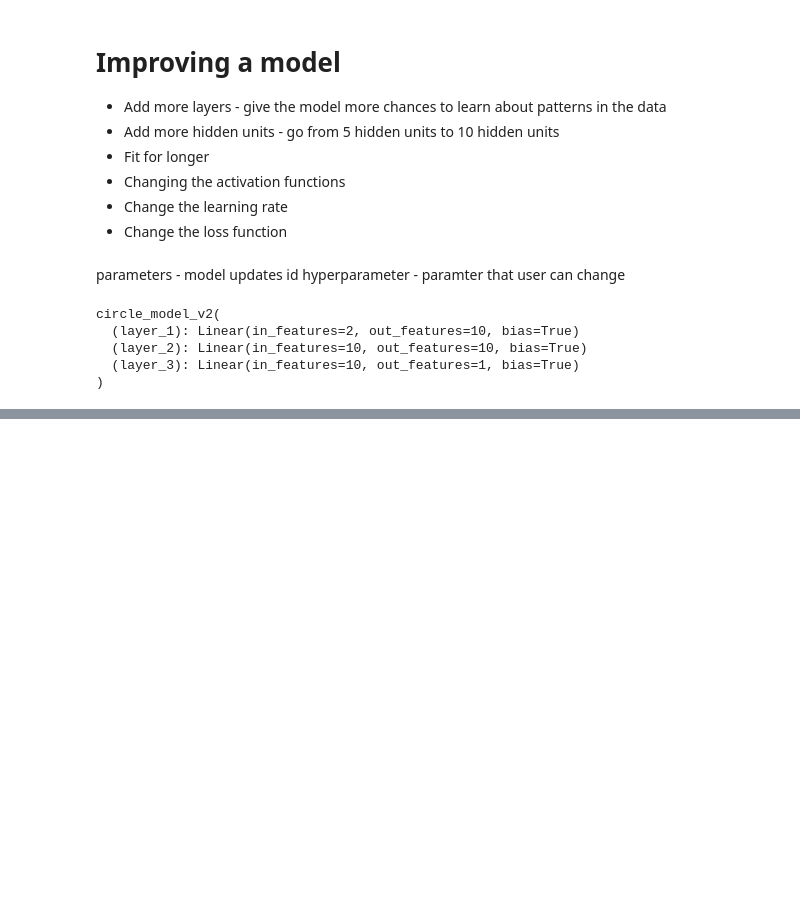
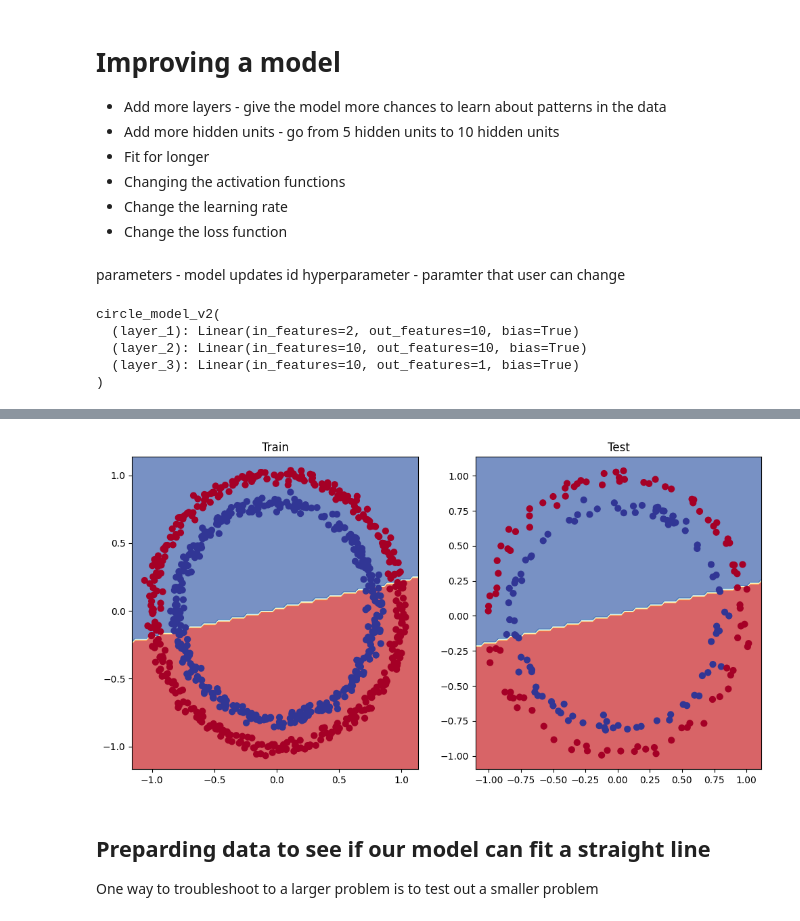
Before and after one commit to SanjaySaatyaki/pytorch_4_ml_dl, a Jupyter notebook: 02_pytorch_classification.ipynb, the cells around one changed output, grey strips where cells are left out. Cells and saved outputs as stored; diff of their text form; code cells hidden in the pictures; blank space fills up the shorter version.

```diff
--- a/02_pytorch_classification.ipynb
+++ b/02_pytorch_classification.ipynb
@@ -321,11 +321,31 @@ circle_model_v2(
 #Create loss function
 loss_fn1 = nn.BCEWithLogitsLoss()
 optimizer = torch.optim.SGD(params=model_v2.parameters(),lr=0.01)
-# %%
-epochs =1000
-
-for epoch in range(epochs):
-  model_v2.train()
-
-  y_logits = model_v2(X_train).squeeze()
-  y_pred = torch.round(torch.sigmoid())
+# %%
+epochs =1000
+
+for epoch in range(epochs):
+  model_v2.train()
+
+  y_logits = model_v2(X_train).squeeze()
+  y_pred = torch.round(torch.sigmoid(y_logits))
+
+  loss = loss_fn(y_logits,y_train)
+  acc = accuracy_fn(y_true=y_train,y_pred=y_pred)
+
+  optimizer.zero_grad()
+
+  loss.backward()
+
+  optimizer.step()
+
+  model_v2.eval()
+  with torch.inference_mode():
+    test_logits = model_v2(X_test).squeeze()
+    test_pred = torch.round(torch.sigmoid(test_logits))
+
+    test_loss = loss_fn(test_logits,y_test)
+    test_acc = accuracy_fn(y_true=y_test,y_pred=test_pred)
+
+  if epoch % 100 == 0:
+    print(f"Epoch: {epoch}| Loss: {loss:5f}, Acc:{acc:.2f}%, Test Loss: {test_loss:5f}, Test acc: {test_acc:2f}%")
@@ -331,0 +363,14 @@ for epoch in range(epochs):
+# %%
+plt.figure(figsize=(12,6))
+plt.subplot(1,2,1)
+plt.title("Train")
+plot_decision_boundary(model_v2,X_train, y_train)
+plt.subplot(1,2,2)
+plt.title("Test")
+plot_decision_boundary(model_v2,X_test,y_test)
+# %% [output]
+[figure, added]
+# %% [markdown]
+## Preparding data to see if our model can fit a straight line
+
+One way to troubleshoot to a larger problem is to test out a smaller problem
```
Also changed, not shown: parts of 10 cells of this notebook.
